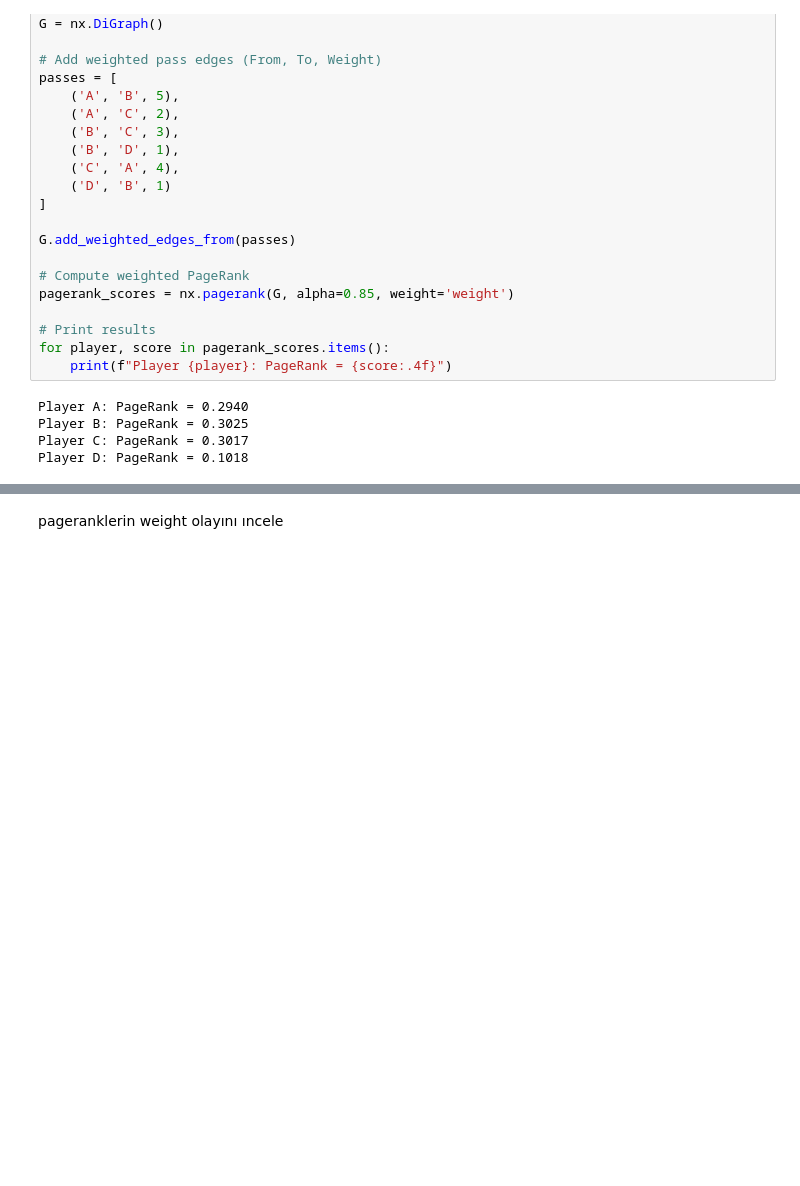
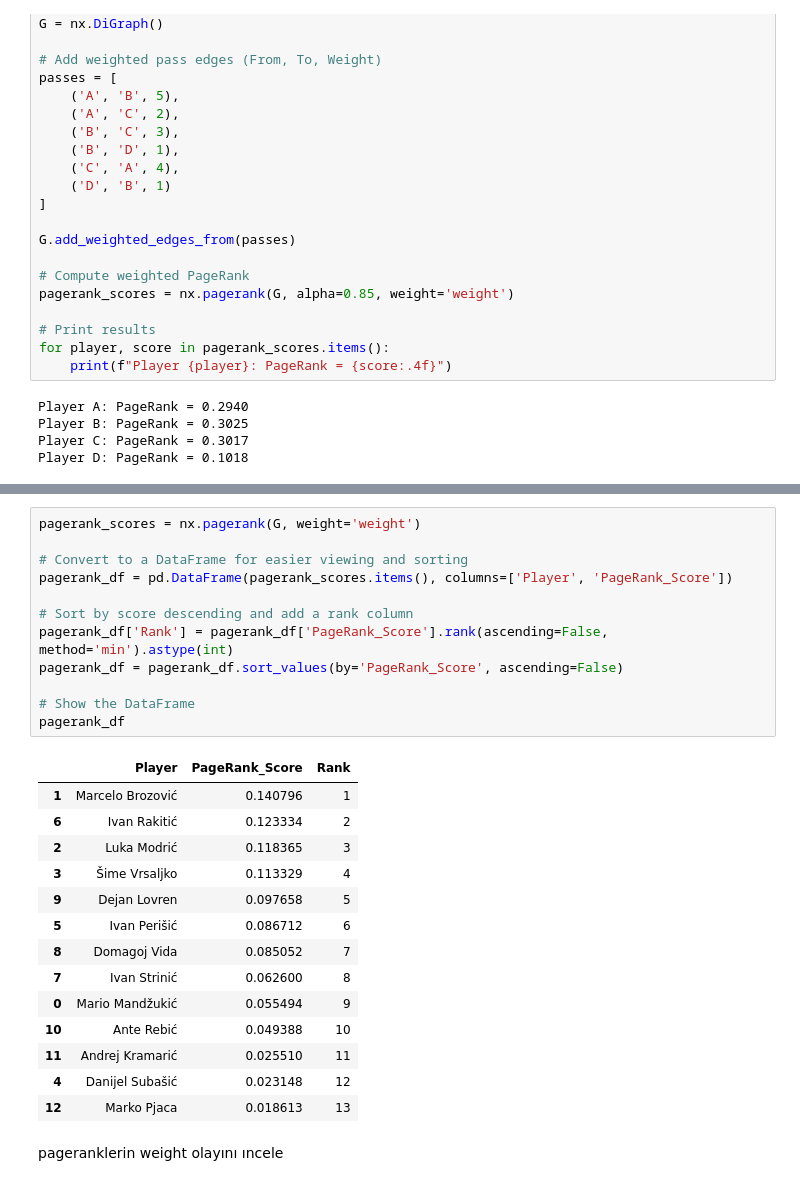
Before and after one commit to senolcemhan98/FootballAnalysisPageRank, a Jupyter notebook: PageRank.ipynb, the cells around one changed output, grey strips where cells are left out. Saved outputs shown, nothing was run; the diff lists cells and outputs as text; blank space fills up the shorter version.

```diff
--- a/PageRank.ipynb
+++ b/PageRank.ipynb
@@ -283,3 +318,30 @@ Name: pass_recipient, Length: 650, dtype: object
+# %%
+pagerank_scores = nx.pagerank(G, weight='weight')
+
+# Convert to a DataFrame for easier viewing and sorting
+pagerank_df = pd.DataFrame(pagerank_scores.items(), columns=['Player', 'PageRank_Score'])
+
+# Sort by score descending and add a rank column
+pagerank_df['Rank'] = pagerank_df['PageRank_Score'].rank(ascending=False, method='min').astype(int)
+pagerank_df = pagerank_df.sort_values(by='PageRank_Score', ascending=False)
+
+# Show the DataFrame
+pagerank_df
+# %% [output]
+|  | Player | PageRank_Score | Rank |
+| 1 | Marcelo Brozović | 0.140796 | 1 |
+| 6 | Ivan Rakitić | 0.123334 | 2 |
+| 2 | Luka Modrić | 0.118365 | 3 |
+| 3 | Šime Vrsaljko | 0.113329 | 4 |
+| 9 | Dejan Lovren | 0.097658 | 5 |
+| 5 | Ivan Perišić | 0.086712 | 6 |
+| 8 | Domagoj Vida | 0.085052 | 7 |
+| 7 | Ivan Strinić | 0.062600 | 8 |
+| 0 | Mario Mandžukić | 0.055494 | 9 |
+| 10 | Ante Rebić | 0.049388 | 10 |
+| 11 | Andrej Kramarić | 0.025510 | 11 |
+| 4 | Danijel Subašić | 0.023148 | 12 |
+| 12 | Marko Pjaca | 0.018613 | 13 |
 # %% [markdown]
 pageranklerin weight olayını ıncele
 # %% [markdown]
```
Also changed, not shown: parts of 6 cells of this notebook, 1 other file.
